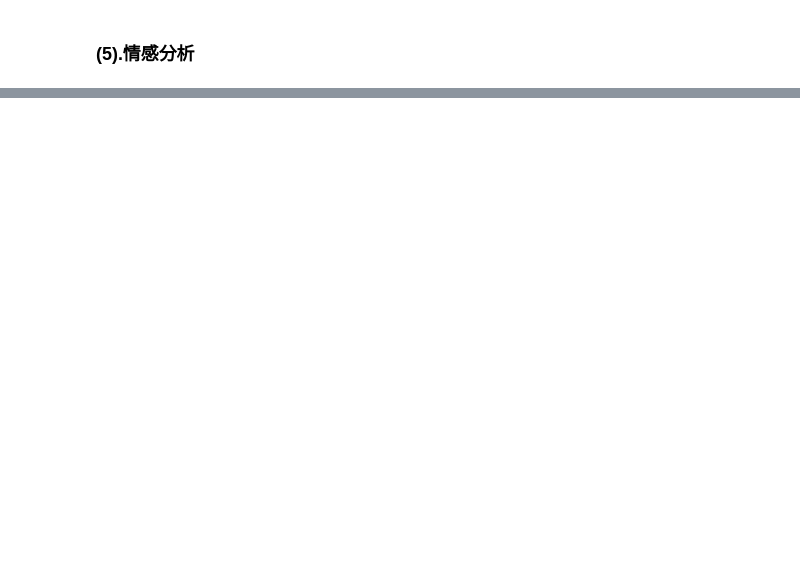
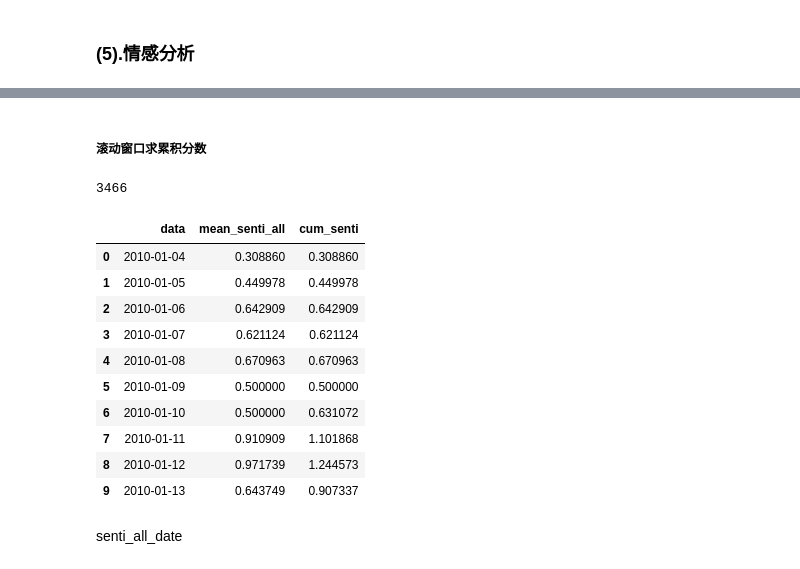
Before and after one commit to JAYING-L/forecast, a Jupyter notebook: VMD_Bilstm_A0.ipynb, the cells around one changed output, grey strips where cells are left out. Saved outputs shown, nothing was run; the diff lists cells and outputs as text; code cells hidden in the pictures; blank space fills up the shorter version.

```diff
--- a/VMD_Bilstm_A0.ipynb
+++ b/VMD_Bilstm_A0.ipynb
@@ -307,0 +395,5 @@ text
+# %%
+##按日期分组，取均值，并重新设置索引列，sentiment列被替换为取均值后的列
+text['date']=pd.to_datetime(text['date'])
+get_mean=text[['date','sentiment']].groupby('date')['sentiment'].mean().reset_index().rename(columns={"data":"data","sentiment":"mean_senti"})
+get_mean
@@ -307,0 +435,6 @@ text
+# %%
+#将生成的固定长度的连续时间序列与已经拿出来的均值数据做映射，并把nan改为0.5（意为不受当天新闻的影响）
+senti_all_date['sentiment2']=senti_all_date.index.map(dict(zip(get_mean.date,get_mean.mean_senti)))
+senti=senti_all_date.reset_index().rename(columns={"index":"data","sentiment2":"mean_senti_all"})
+senti=senti.where((senti.notna()),0.5)##用fillna只对str有效，.where适用于任何数据类型
+senti.head(11)
@@ -307,0 +454,38 @@ text
+# %% [markdown]
+##### 滚动窗口求累积分数
+# %%
+#定义滚动窗口函数
+def Cumulated(senti):
+    cum=[a,b,c,d,e,f]
+    for i in range(6,len(senti)):
+        for j in range(1,7):
+            exp_sum=math.exp(-j/7)*senti[i-j]
+        cum.append(senti[i]+exp_sum)
+    return cum
+a=0.308860
+b=0.449978
+c=0.642909
+d=0.621124
+e=0.670963
+f=0.500000
+cum_senti=senti['mean_senti_all'].tolist()
+Cumulated(cum_senti)
+# %% [output]
+3466
+# %%
+senti['cum_senti']=Cumulated(cum_senti)
+senti.head(10)
+# %% [output]
+|  | data | mean_senti_all | cum_senti |
+| 0 | 2010-01-04 | 0.308860 | 0.308860 |
+| 1 | 2010-01-05 | 0.449978 | 0.449978 |
+| 2 | 2010-01-06 | 0.642909 | 0.642909 |
+| 3 | 2010-01-07 | 0.621124 | 0.621124 |
+| 4 | 2010-01-08 | 0.670963 | 0.670963 |
+| 5 | 2010-01-09 | 0.500000 | 0.500000 |
+| 6 | 2010-01-10 | 0.500000 | 0.631072 |
+| 7 | 2010-01-11 | 0.910909 | 1.101868 |
+| 8 | 2010-01-12 | 0.971739 | 1.244573 |
+| 9 | 2010-01-13 | 0.643749 | 0.907337 |
+# %% [markdown]
+senti_all_date
```
Also changed, not shown: parts of 44 cells of this notebook.
